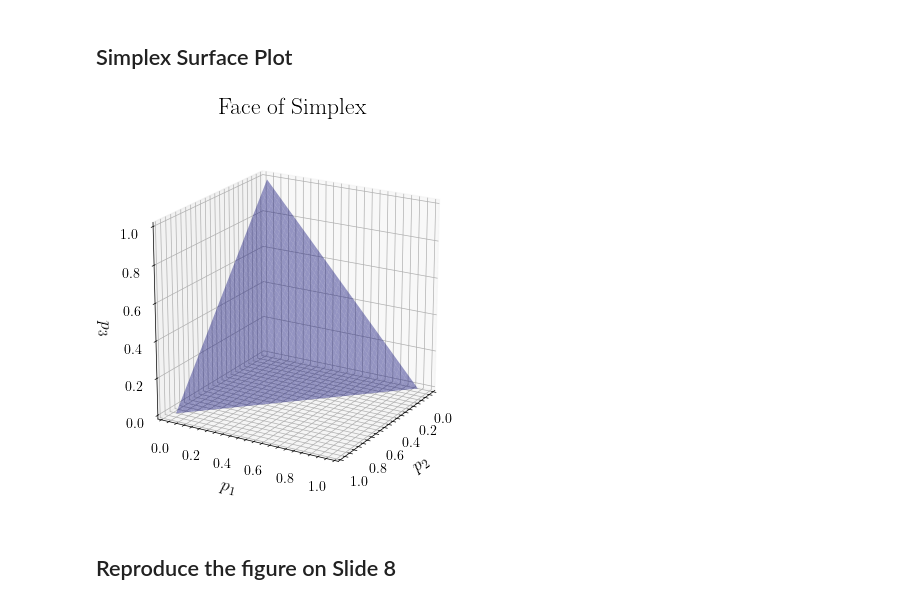
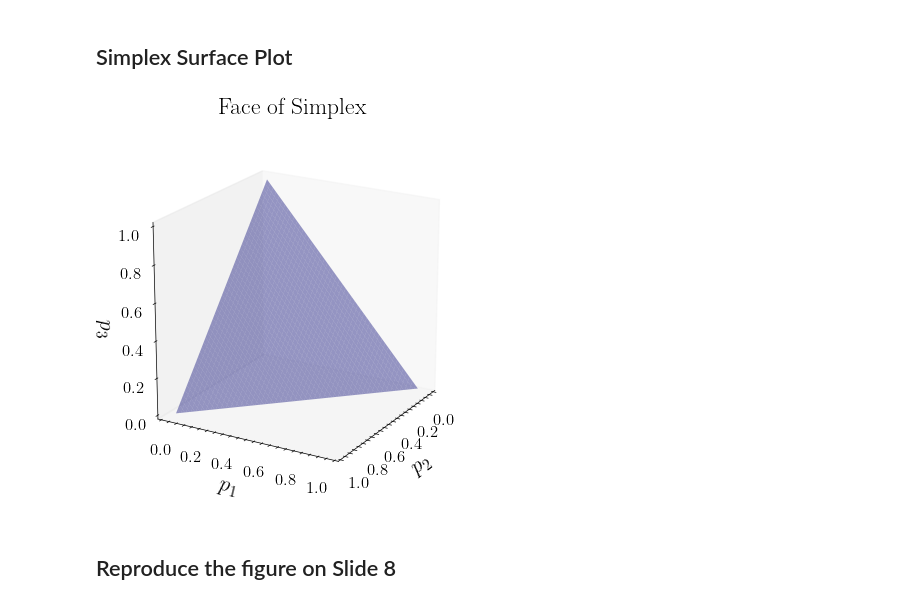
Before and after one commit to silasabs/TIC, a Jupyter notebook: 1. Intro Entropy.ipynb, the cells around one changed output. Cells and saved outputs as stored; diff of their text form; code cells hidden in the pictures.

```diff
--- a/1. Intro Entropy.ipynb
+++ b/1. Intro Entropy.ipynb
@@ -181,34 +184,39 @@ def shannon_entropy(p1, p2):
 # %%
 nPoints = 200
 
 # Defines the bounds and implied region
 x = np.linspace(0, 1, nPoints)
 y = np.linspace(0, 1, nPoints)
+
 X, Y = np.meshgrid(x, y)
 Z = 1 - X - Y
 
 # Mask for valid region
 mask = (X >= 0) & (Y >= 0) & (X + Y <= 1)
 Z = np.where(mask, Z, np.nan)
 
-# Plot 3D
+# Plot surface
 fig = plt.figure(figsize=(6, 5))
 ax = fig.add_subplot(111, projection='3d')
 
-# Colorized surface
 surf = ax.plot_surface(X, Y, Z, color='b', alpha=0.4, edgecolor='none')
 
-ax.set_xlabel('$p_2$', fontsize=13)
-ax.set_ylabel('$p_1$', fontsize=13)
-ax.set_zlabel('$p_3$', fontsize=13)
+ax.set_xlabel('$p_2$', fontsize=16)
+ax.set_ylabel('$p_1$', fontsize=16)
+ax.set_zlabel('$p_3$', fontsize=16)
 ax.set_title('Face of Simplex', fontsize=17)
+ax.tick_params(axis='x', labelsize=12)
+ax.tick_params(axis='y', labelsize=12)
+ax.tick_params(axis='z', labelsize=12)
+
 ax.set_box_aspect([1, 1, 1], zoom=0.90)
 ax.view_init(elev=20, azim=30)
+ax.grid(False)
 
 if saveFigures:
     plt.savefig(figurePath + 'Face of Simplex.png', dpi=600)
 # %% [output]
-[figure, old version]
+[figure, new version]
 # %% [markdown]
 ## Reproduce the figure on Slide 8
 # %%
```
Also changed, not shown: parts of 1 cell of this notebook.
